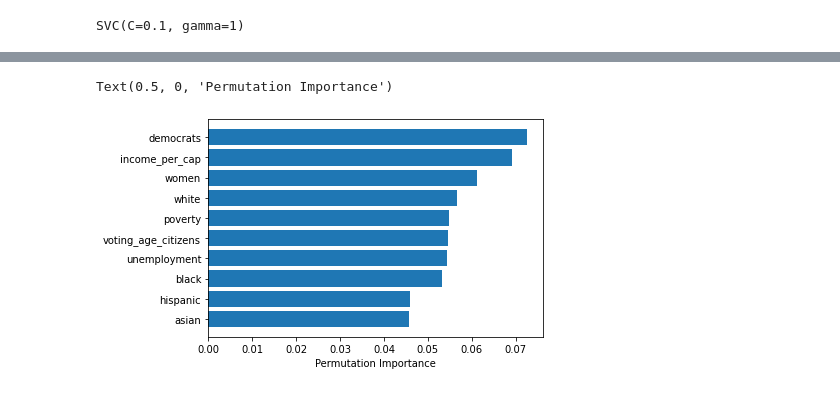
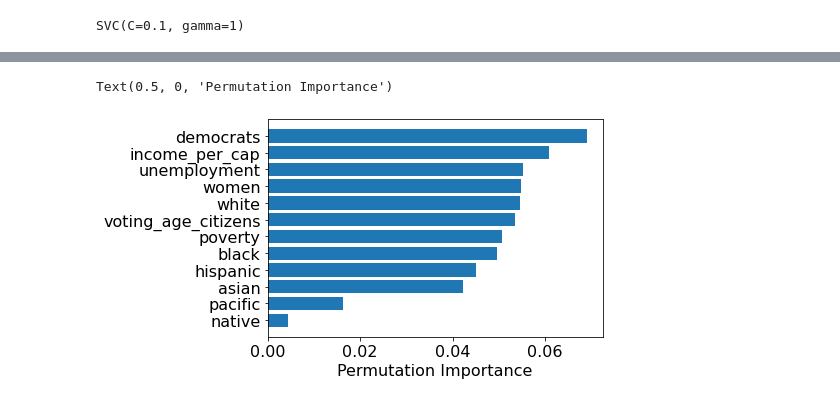
Before and after one commit to patricijamila/climate-tweets-text-classification-stance-prediction, a Jupyter notebook: Modeling Task 2 RF_SVC #5.ipynb, the cells around one changed output, grey strips where cells are left out. Saved outputs shown, nothing was run; the diff lists cells and outputs as text; code cells hidden in the pictures.

```diff
--- a/Modeling Task 2 RF_SVC #5.ipynb
+++ b/Modeling Task 2 RF_SVC #5.ipynb
@@ -386,8 +443,7 @@ pprint.pprint(sorted(importance_dic.items(), key = lambda x: x[1], reverse = Tru
 
 df = pd.read_pickle("../data/usa_classified_tweets.pkl")
 # %%
-df = df.drop(columns=['id', 'text','location','total_pop', 'republicans',
-                     'native','pacific'])
+df = df.drop(columns=['id', 'text','location','total_pop', 'republicans'])
 # %%
 df.info()
 # %% [output]
@@ -553,18 +623,18 @@ weighted avg       0.62      0.62      0.62     24230
 # %%
 #https://stackoverflow.com/questions/41592661/determining-the-most-contributing-features-for-svm-classifier-in-sklearn
 
 from sklearn.inspection import permutation_importance
 
 perm_importance = permutation_importance(classifier, X_test, y_test)
 
-feature_names = ['women','hispanic','white','black','asian','income_per_cap',
-                 'poverty', 'unemployment', 'democrats', 'voting_age_citizens',
+feature_names = ['women','hispanic','white','black','native','asian','pacific',
+                 'income_per_cap','poverty', 'unemployment', 'democrats', 'voting_age_citizens',
                  'believer_denier']
 features = np.array(feature_names)
 
 sorted_idx = perm_importance.importances_mean.argsort()
 plt.barh(features[sorted_idx], perm_importance.importances_mean[sorted_idx])
 plt.xlabel("Permutation Importance")
 # %% [output]
 Text(0.5, 0, 'Permutation Importance')
-[figure, old version]
+[figure, new version]
```
Also changed, not shown: parts of 38 cells of this notebook, 1 other file.
